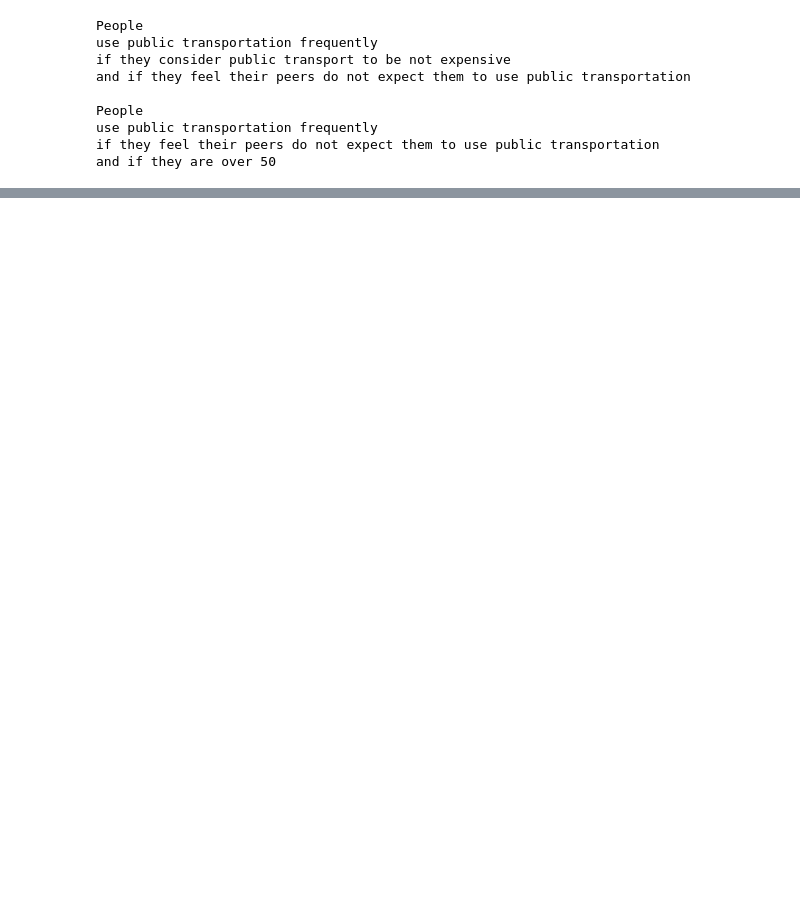
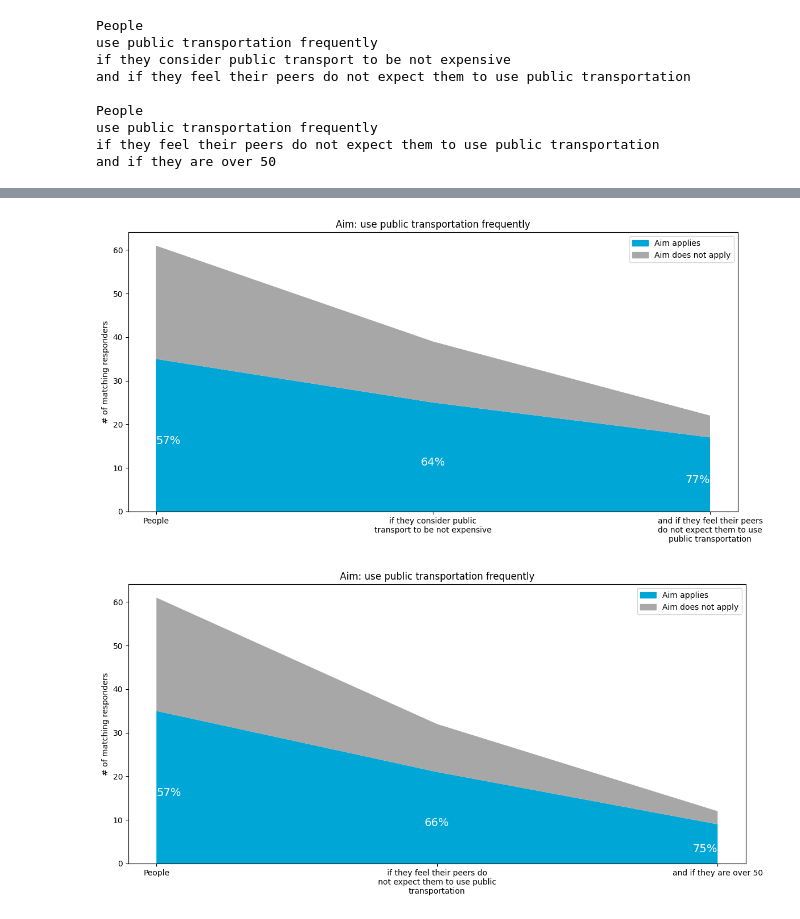
Before and after one commit to GeorgeGitHubbins/MScThesis-Extracting-InformalRules-from-Surveys, a Jupyter notebook: FinalSurveyAnalysisCode/SIREMethod.ipynb, the cells around one changed output, grey strips where cells are left out. Saved outputs shown, nothing was run; the diff lists cells and outputs as text; code cells hidden in the pictures; blank space fills up the shorter version.

```diff
--- a/FinalSurveyAnalysisCode/SIREMethod.ipynb
+++ b/FinalSurveyAnalysisCode/SIREMethod.ipynb
@@ -539,0 +590,45 @@ and if they are over 50
+# %%
+rows = len(statement_questions)
+
+for i, row in statement_questions.iterrows():
+    fig, ax = plt.subplots(figsize=(12, 6))
+
+    # Adding legend
+    blue_patch = mpatches.Patch(color='#00a6d6', label='Aim applies')
+    grey_patch = mpatches.Patch(color='#a7a7a7', label='Aim does not apply')
+
+    # Stackplot data
+    xlabels = [row['Attribute'], row['Condition1'], row['Condition2']]
+    total_counts = [row['Total_count'], row['Condition1_count'], row['Condition2_count']]
+    aim_true_counts = [row['Total_count'] * row['Aim_%_True'],
+                       row['Condition1_count'] * row['Condition1_Aim_%'],
+                       row['Condition2_count'] * row['Condition2_Aim_%']]
+    aim_false_counts = [total - true for total, true in zip(total_counts, aim_true_counts)]
+
+    # Plotting stackplot
+    ax.stackplot(xlabels, aim_true_counts, aim_false_counts, labels=['Aim does not apply', 'Aim applies'], colors=['#00a6d6', '#a7a7a7'])
+
+    i_ha = 0
+    ha = ['left', 'center', 'right']
+    # Adding percentages as text
+    for attr, total, aim_true in zip(xlabels, total_counts, aim_true_counts):
+        ax.text(attr, aim_true/2, f"{aim_true/total*100:.0f}%", color='white', ha=ha[i_ha], va='top', fontsize=14)
+        i_ha+=1
+
+
+    # Title of each plot
+    ax.set_title("Aim: "+row['Aim_resp'])
+
+    # Set ticks and labels
+    ax.set_ylabel("# of matching responders")
+    ax.set_xticks([0, 1, 2])
+    wrapped_labels = [textwrap.fill(label, 30) for label in [row['Attribute'], row['Condition1_resp'], "and "+row['Condition2_resp']]]
+    ax.set_xticklabels(wrapped_labels, rotation=0)
+
+    ax.legend(handles=[blue_patch, grey_patch], loc='upper right')
+
+    plt.tight_layout()
+    plt.show()
+# %% [output]
+[figure, added]
+[figure, added]
```
Also changed, not shown: parts of 3 cells of this notebook.
